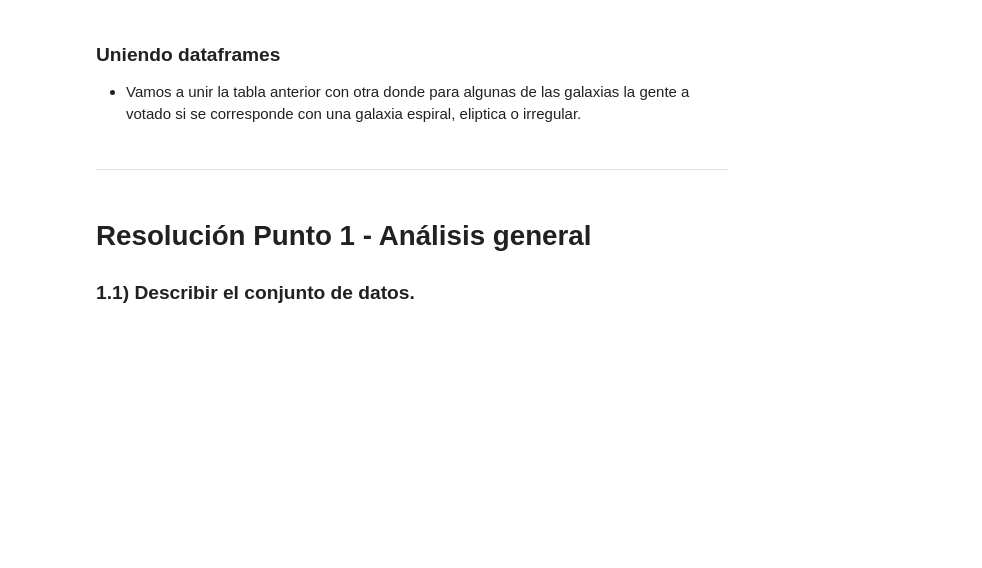
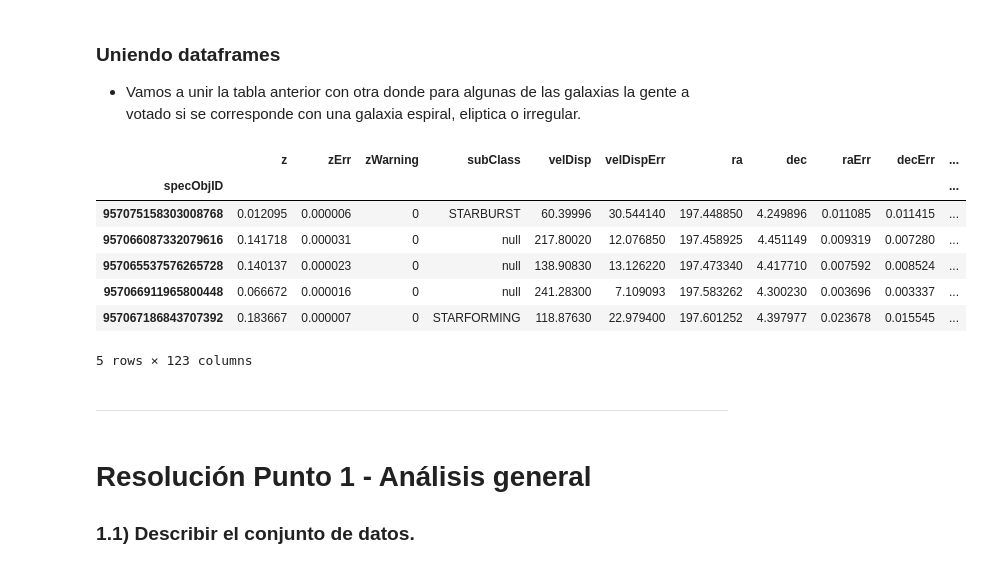
Before and after one commit to leoborgnino/mentoria-astro-datos, a Jupyter notebook: 2_Analisis_y_Curación.ipynb, the cells around one changed output. Drawn from its saved outputs; the diff is of its cells as text; code cells hidden in the pictures; blank space fills up the shorter version.

```diff
--- a/2_Analisis_y_Curación.ipynb
+++ b/2_Analisis_y_Curación.ipynb
@@ -42,6 +40,17 @@ filename = 'dataset/DiploDatos_Zoo.csv'
 zoo = pd.read_csv(filename,index_col=0)
 # %%
 dd = df.join(zoo)
+# %%
+df[:5]
+# %% [output]
+|  | z | zErr | zWarning | subClass | velDisp | velDispErr | ra | dec | raErr | decErr | ... |
+| specObjID |  |  |  |  |  |  |  |  |  |  | ... |
+| 957075158303008768 | 0.012095 | 0.000006 | 0 | STARBURST | 60.39996 | 30.544140 | 197.448850 | 4.249896 | 0.011085 | 0.011415 | ... |
+| 957066087332079616 | 0.141718 | 0.000031 | 0 | null | 217.80020 | 12.076850 | 197.458925 | 4.451149 | 0.009319 | 0.007280 | ... |
+| 957065537576265728 | 0.140137 | 0.000023 | 0 | null | 138.90830 | 13.126220 | 197.473340 | 4.417710 | 0.007592 | 0.008524 | ... |
+| 957066911965800448 | 0.066672 | 0.000016 | 0 | null | 241.28300 | 7.109093 | 197.583262 | 4.300230 | 0.003696 | 0.003337 | ... |
+| 957067186843707392 | 0.183667 | 0.000007 | 0 | STARFORMING | 118.87630 | 22.979400 | 197.601252 | 4.397977 | 0.023678 | 0.015545 | ... |
+5 rows × 123 columns
 # %% [markdown]
 -----------------------------------------------------
 # %% [markdown]
```
Also changed, not shown: parts of 22 cells of this notebook.
